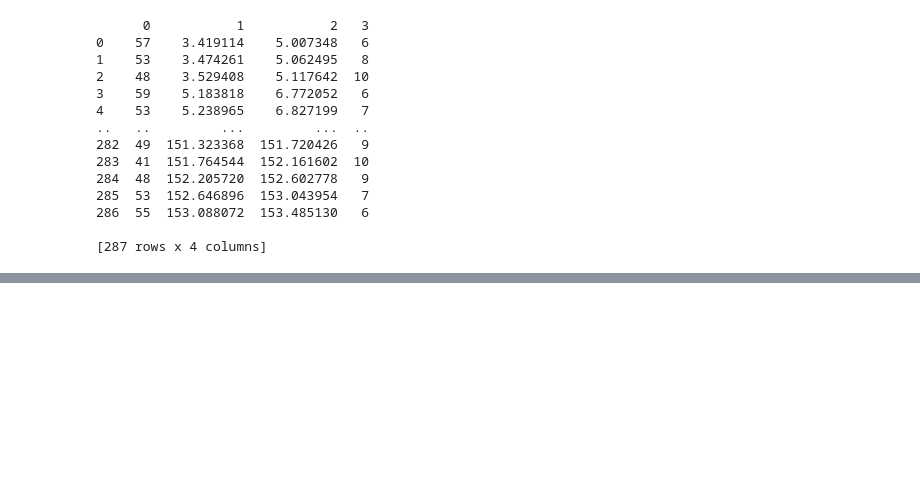
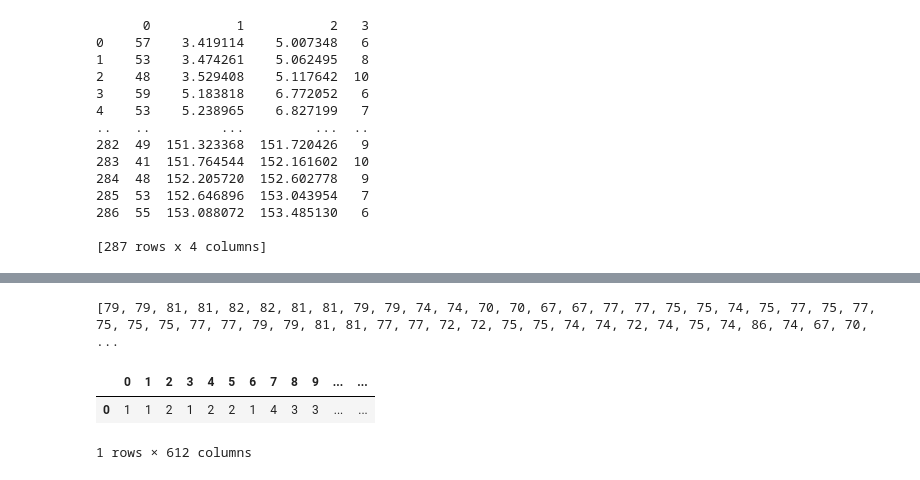
Before and after one commit to Ryan0v0/AR_piano, a Jupyter notebook: fingering/data io.ipynb, the cells around one changed output, grey strips where cells are left out. Cells and saved outputs as stored; diff of their text form; code cells hidden in the pictures; blank space fills up the shorter version.

```diff
--- a/fingering/data io.ipynb
+++ b/fingering/data io.ipynb
@@ -172,0 +271,14 @@ res_left.to_csv("./left_test.txt", sep='|', index=False, header=False, float_for
+# %%
+res=[]
+for index,row in df_hd4.iterrows():
+    res.append(int(row[0]))
+print(res)
+# %% [output]
+[79, 79, 81, 81, 82, 82, 81, 81, 79, 79, 74, 74, 70, 70, 67, 67, 77, 77, 75, 75, 74, 75, 77, 75, 77, 75, 75, 75, 77, 77, 79, 79, 81, 81, 77, 77, 72, 72, 75, 75, 74, 74, 72, 74, 75, 74, 86, 74, 67, 70, ...
+# %%
+df_hd4_1 = pd.read_table("./output4.txt", sep=',', header=None)
+df_hd4_1.head()
+# %% [output]
+|  | 0 | 1 | 2 | 3 | 4 | 5 | 6 | 7 | 8 | 9 | ... | ... |
+| 0 | 1 | 1 | 2 | 1 | 2 | 2 | 1 | 4 | 3 | 3 | ... | ... |
+1 rows × 612 columns
```
Also changed, not shown: parts of 16 cells of this notebook, 18 other files.
